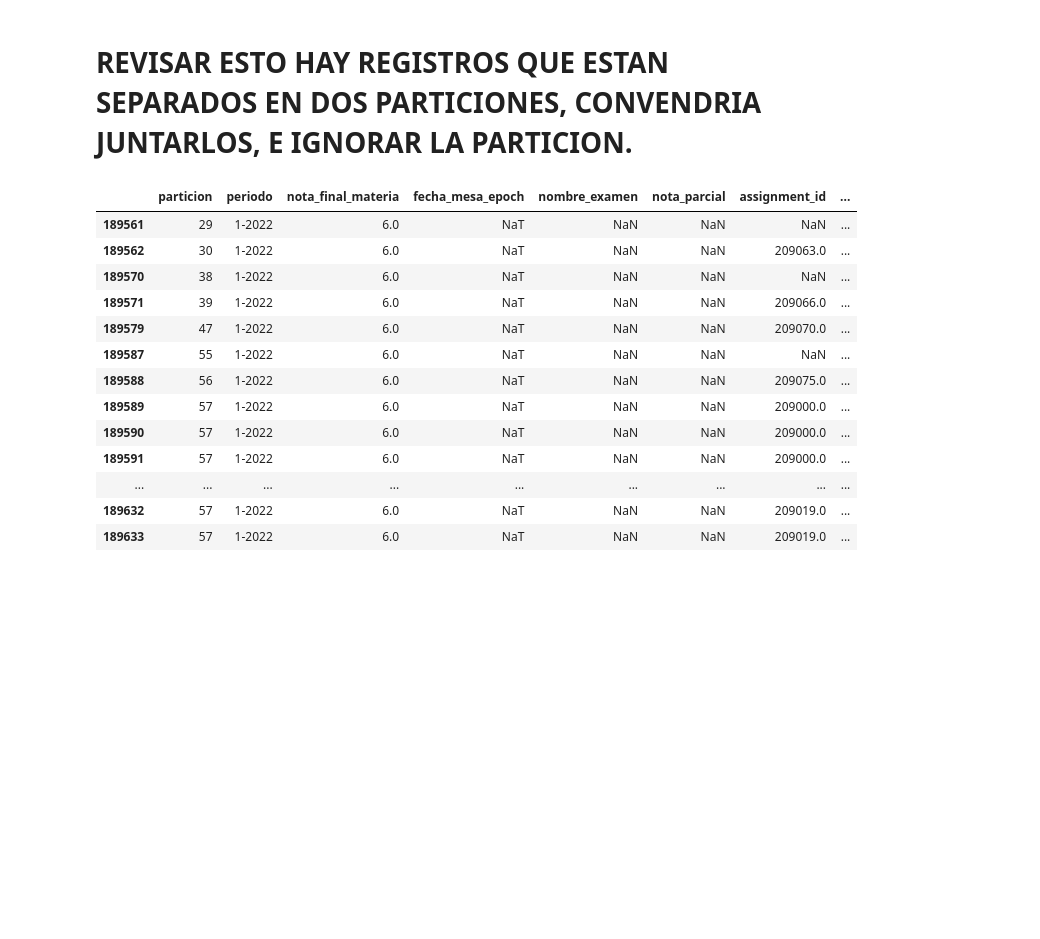
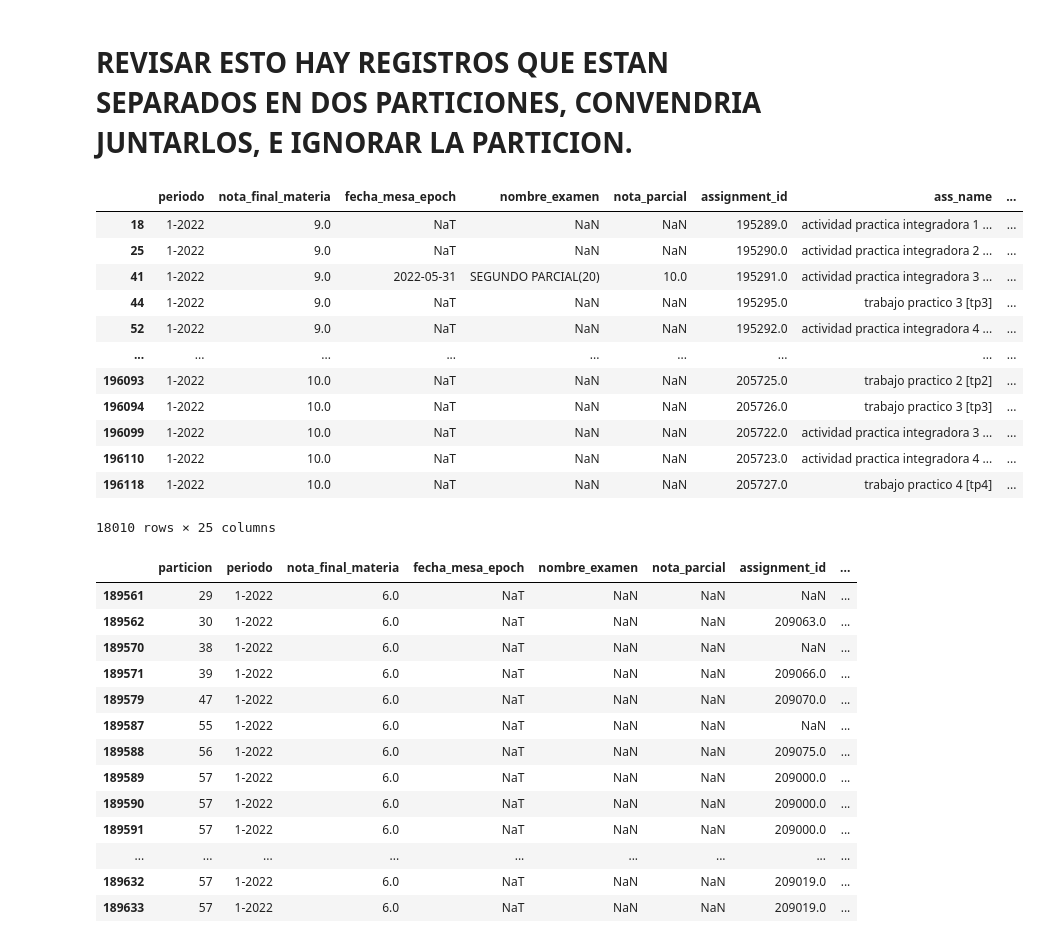
Before and after one commit to bautidea/course_approve_detection, a Jupyter notebook: notebok.ipynb, the cells around one changed output. Saved outputs shown, nothing was run; the diff lists cells and outputs as text; code cells hidden in the pictures; blank space fills up the shorter version.

Commit message:
Beffore restructuring assignment logic.

```diff
--- a/notebok.ipynb
+++ b/notebok.ipynb
@@ -466,6 +466,69 @@ api3     1
 Name: count, dtype: int64
 # %% [markdown]
 # REVISAR ESTO HAY REGISTROS QUE ESTAN SEPARADOS EN DOS PARTICIONES, CONVENDRIA JUNTARLOS, E IGNORAR LA PARTICION.
+# %%
+# In this analysis im going to ignore the 'particion' variable, ill try to generate new information with the one i already got.
+# Im saw that some assignments are divided between different partitions, im going to join these assignments in a same row.
+
+# Drop the 'particion' column
+# student_df.drop(columns=['particion'], inplace=True)
+
+# Define conditions for those rows that have null assignments but not submissions.
+conditions_null_assignment = (
+    student_df['assignment_id'].isnull()
+    & student_df['ass_name'].isnull()
+    & student_df['ass_created_at'].isnull()
+    & student_df['ass_due_at'].isnull()
+    & student_df['ass_unlock_at'].isnull()
+    & student_df['ass_lock_at'].isnull()
+    & student_df['points_possible'].isnull()
+    & student_df['ass_name_sub'].notnull()
+    & student_df['sub_uuid'].notnull()
+    & student_df['score'].notnull()
+    & student_df['submission_type'].notnull()
+    & student_df['s_submitted_at'].notnull()
+    & student_df['s_graded_at'].notnull()
+    & student_df['s_created_at'].notnull()
+)
+
+
+null_assignments_df = student_df.loc[conditions_null_assignment, ['ass_name_sub', 'sub_uuid', 'score', 'submission_type', 's_submitted_at', 's_graded_at', 's_created_at', 'course_name', 'legajo', 'index']].copy()
+
+# Keeping row that have null submissions, but not null assignments.
+conditions_null_submission = (
+    student_df['assignment_id'].notnull()
+    & student_df['ass_name'].notnull()
+    & student_df['ass_created_at'].notnull()
+    & student_df['ass_due_at'].notnull()
+    & student_df['ass_unlock_at'].notnull()
+    & student_df['ass_lock_at'].notnull()
+    & student_df['points_possible'].notnull()
+    & student_df['ass_name_sub'].isnull()
+    & student_df['sub_uuid'].isnull()
+    & student_df['score'].isnull()
+    & student_df['submission_type'].isnull()
+    & student_df['s_submitted_at'].isnull()
+    & student_df['s_graded_at'].isnull()
+    & student_df['s_created_at'].isnull()
+)
+
+student_df[conditions_null_submission]
+# Merging information, with those regs that doesnt have
+# student_df.merge(null_assignments_df, on=['index', 'legajo', 'course_name'], how='left')
+# %% [output]
+|  | periodo | nota_final_materia | fecha_mesa_epoch | nombre_examen | nota_parcial | assignment_id | ass_name | ... |
+| 18 | 1-2022 | 9.0 | NaT | NaN | NaN | 195289.0 | actividad practica integradora 1 ... | ... |
+| 25 | 1-2022 | 9.0 | NaT | NaN | NaN | 195290.0 | actividad practica integradora 2 ... | ... |
+| 41 | 1-2022 | 9.0 | 2022-05-31 | SEGUNDO PARCIAL(20) | 10.0 | 195291.0 | actividad practica integradora 3 ... | ... |
+| 44 | 1-2022 | 9.0 | NaT | NaN | NaN | 195295.0 | trabajo practico 3 [tp3] | ... |
+| 52 | 1-2022 | 9.0 | NaT | NaN | NaN | 195292.0 | actividad practica integradora 4 ... | ... |
+| ... | ... | ... | ... | ... | ... | ... | ... | ... |
+| 196093 | 1-2022 | 10.0 | NaT | NaN | NaN | 205725.0 | trabajo practico 2 [tp2] | ... |
+| 196094 | 1-2022 | 10.0 | NaT | NaN | NaN | 205726.0 | trabajo practico 3 [tp3] | ... |
+| 196099 | 1-2022 | 10.0 | NaT | NaN | NaN | 205722.0 | actividad practica integradora 3 ... | ... |
+| 196110 | 1-2022 | 10.0 | NaT | NaN | NaN | 205723.0 | actividad practica integradora 4 ... | ... |
+| 196118 | 1-2022 | 10.0 | NaT | NaN | NaN | 205727.0 | trabajo practico 4 [tp4] | ... |
+18010 rows × 25 columns
 # %%
 mask = student_df['index'] == '497e68aa-975e-467a-92c8-4cb598558561/a8c25bca-c5e5-4225-b51e-f61468d20386'
 b = student_df['ass_type'].notnull()
```
Also changed, not shown: parts of 2 cells of this notebook.
